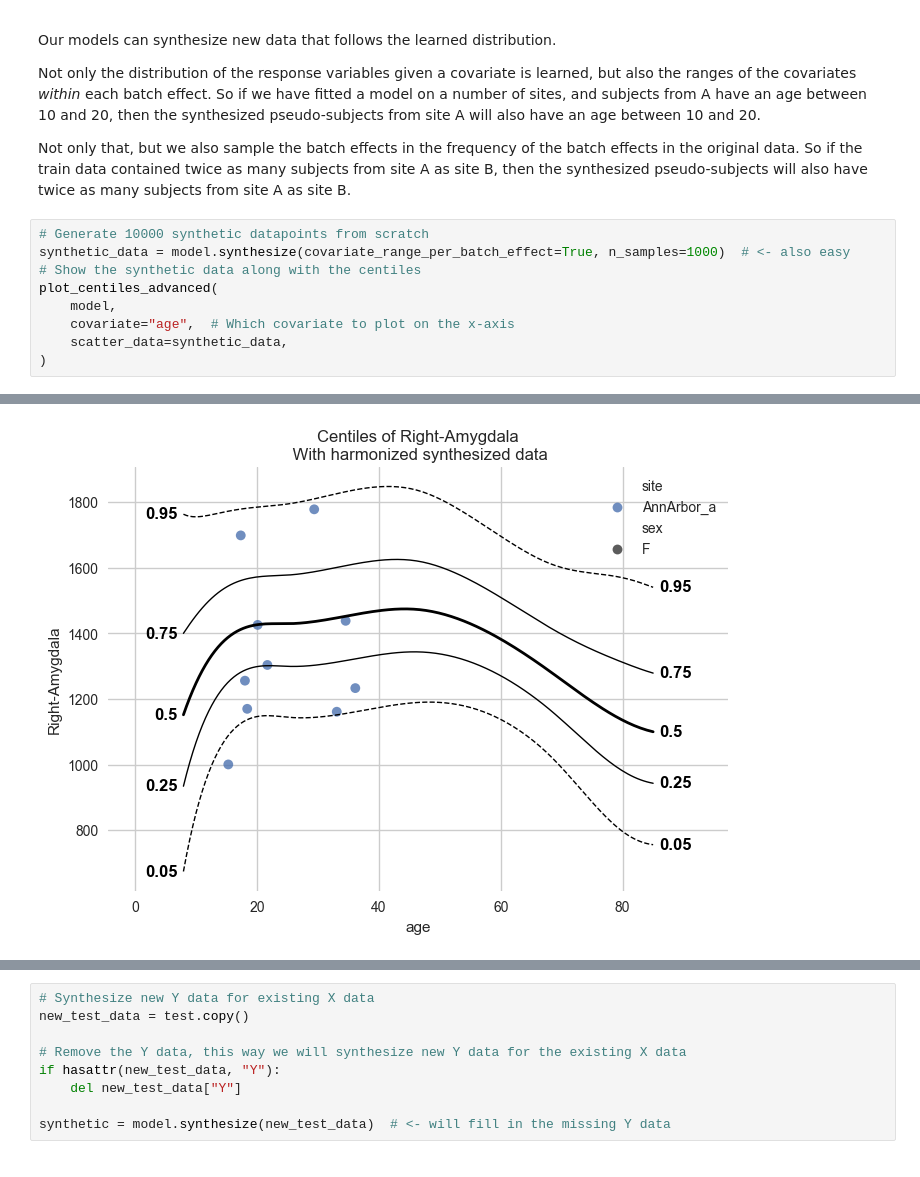
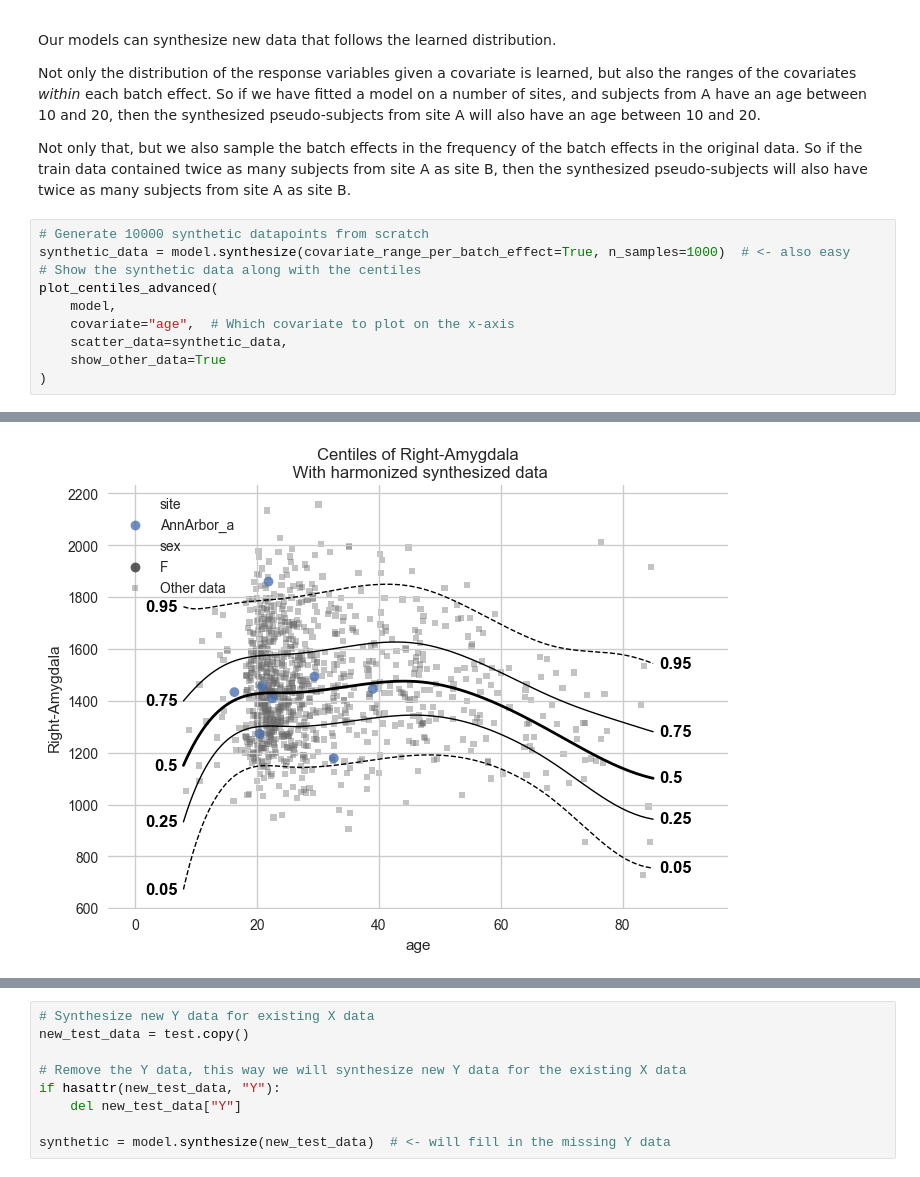
Before and after one commit to likeajumprope/PCNToolkit_workshop, a Jupyter notebook: code/04_HBR_SHASH_didactic.ipynb, the cells around one changed output, grey strips where cells are left out. Cells and saved outputs as stored; diff of their text form.

```diff
--- a/code/04_HBR_SHASH_didactic.ipynb
+++ b/code/04_HBR_SHASH_didactic.ipynb
@@ -1156,5 +1166,6 @@ plot_centiles_advanced(
     model,
     covariate="age",  # Which covariate to plot on the x-axis
     scatter_data=synthetic_data,
+    show_other_data=True
 )
 # %% [output]
@@ -1163 +1174 @@ plot_centiles_advanced(
-[figure, old version]
+[figure, new version]
```
Also changed, not shown: parts of 15 cells of this notebook.
